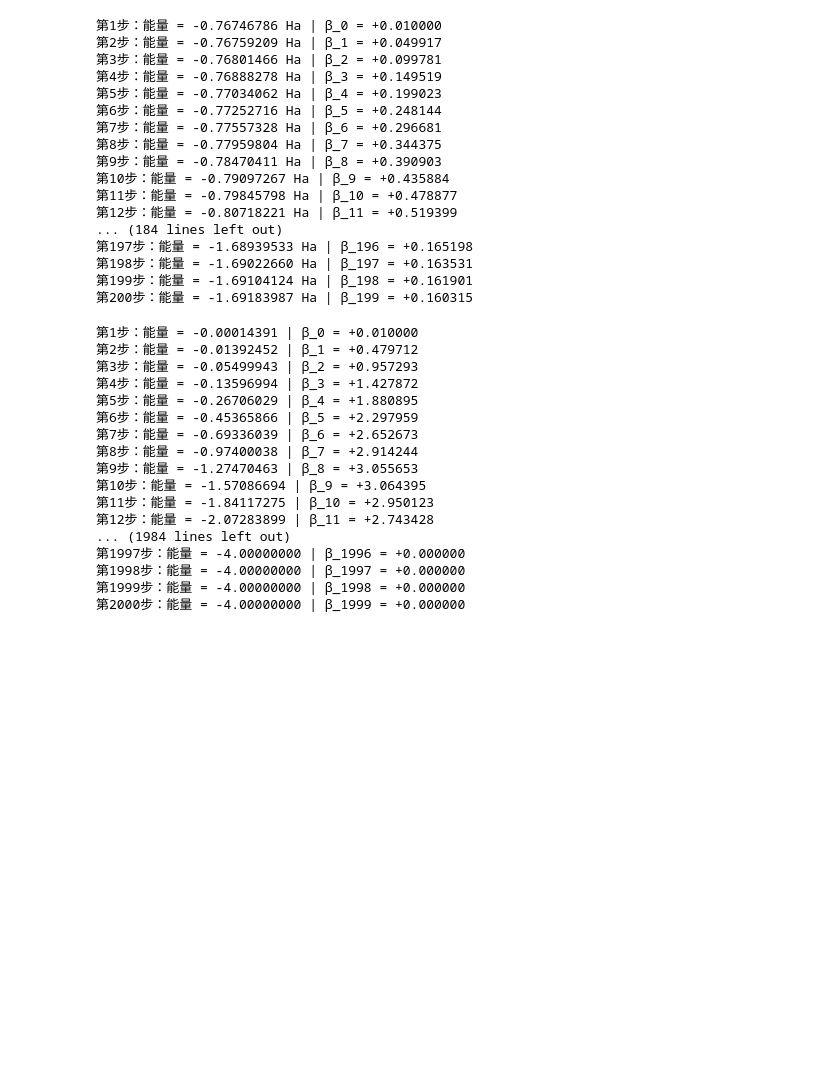
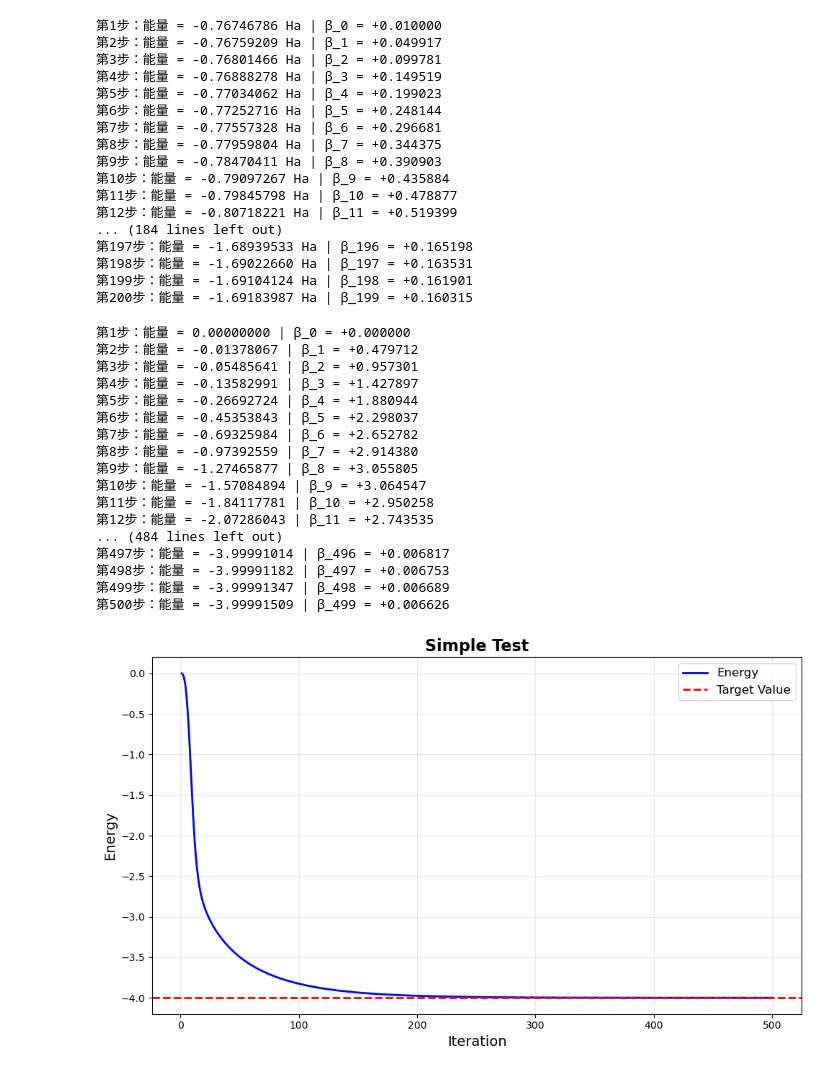
Before and after one commit to Han1105/bachelor_thesis_code_backup, a Jupyter notebook: rewrite_qiskit/5th_trt_test_pauliz.ipynb, the cells around one changed output. Drawn from its saved outputs; the diff is of its cells as text; code cells hidden in the pictures; blank space fills up the shorter version.

```diff
--- a/rewrite_qiskit/5th_trt_test_pauliz.ipynb
+++ b/rewrite_qiskit/5th_trt_test_pauliz.ipynb
@@ -172,8 +172,8 @@ def uniform_superposition_circuit(n_qubits=4):
 
 qc_initial= uniform_superposition_circuit()
 
-n_steps = 2000
-beta_0 = 0.01
+n_steps = 500
+beta_0 = 0
 delta_t = 0.03
 s_beta, s_energies, final_circuit = main_loop(
     qc=qc_initial,
@@ -185,20 +185,58 @@ s_beta, s_energies, final_circuit = main_loop(
     n_steps=n_steps
 )
 # %% [output]
-第1步：能量 = -0.00014391 | β_0 = +0.010000
-第2步：能量 = -0.01392452 | β_1 = +0.479712
-第3步：能量 = -0.05499943 | β_2 = +0.957293
-第4步：能量 = -0.13596994 | β_3 = +1.427872
-第5步：能量 = -0.26706029 | β_4 = +1.880895
-第6步：能量 = -0.45365866 | β_5 = +2.297959
-第7步：能量 = -0.69336039 | β_6 = +2.652673
-第8步：能量 = -0.97400038 | β_7 = +2.914244
-第9步：能量 = -1.27470463 | β_8 = +3.055653
-第10步：能量 = -1.57086694 | β_9 = +3.064395
-第11步：能量 = -1.84117275 | β_10 = +2.950123
-第12步：能量 = -2.07283899 | β_11 = +2.743428
-... (1984 lines left out)
-第1997步：能量 = -4.00000000 | β_1996 = +0.000000
-第1998步：能量 = -4.00000000 | β_1997 = +0.000000
-第1999步：能量 = -4.00000000 | β_1998 = +0.000000
-第2000步：能量 = -4.00000000 | β_1999 = +0.000000
+第1步：能量 = 0.00000000 | β_0 = +0.000000
+第2步：能量 = -0.01378067 | β_1 = +0.479712
+第3步：能量 = -0.05485641 | β_2 = +0.957301
+第4步：能量 = -0.13582991 | β_3 = +1.427897
+第5步：能量 = -0.26692724 | β_4 = +1.880944
+第6步：能量 = -0.45353843 | β_5 = +2.298037
+第7步：能量 = -0.69325984 | β_6 = +2.652782
+第8步：能量 = -0.97392559 | β_7 = +2.914380
+第9步：能量 = -1.27465877 | β_8 = +3.055805
+第10步：能量 = -1.57084894 | β_9 = +3.064547
+第11步：能量 = -1.84117781 | β_10 = +2.950258
+第12步：能量 = -2.07286043 | β_11 = +2.743535
+... (484 lines left out)
+第497步：能量 = -3.99991014 | β_496 = +0.006817
+第498步：能量 = -3.99991182 | β_497 = +0.006753
+第499步：能量 = -3.99991347 | β_498 = +0.006689
+第500步：能量 = -3.99991509 | β_499 = +0.006626
+# %%
+import matplotlib.pyplot as plt
+import numpy as np
+
+# 绘制能量收敛图
+plt.figure(figsize=(10, 6))
+
+# 创建迭代次数数组
+iterations = np.arange(1, len(s_energies) + 1)
+
+# 绘制能量曲线
+plt.plot(iterations, s_energies, 'b-', linewidth=2, label='Energy')
+
+# 绘制目标值线
+target_value = -4
+plt.axhline(y=target_value, color='r', linestyle='--', linewidth=2, label='Target Value')
+
+# 设置图表标题和标签
+plt.title('Simple Test', fontsize=16, fontweight='bold')
+plt.xlabel('Iteration', fontsize=14)
+plt.ylabel('Energy', fontsize=14)
+
+# 添加图例
+plt.legend(fontsize=12)
+
+# 添加网格
+plt.grid(True, alpha=0.3)
+
+# 设置坐标轴范围（可选，根据数据自动调整）
+plt.tight_layout()
+
+# 显示图表
+plt.show()
+
+# 如果需要保存图片，可以添加以下代码
+# plt.savefig('simple_test.png', dpi=300, bbox_inches='tight')
+# %% [output]
+[figure, added]
```
Also changed, not shown: 15 other files.
